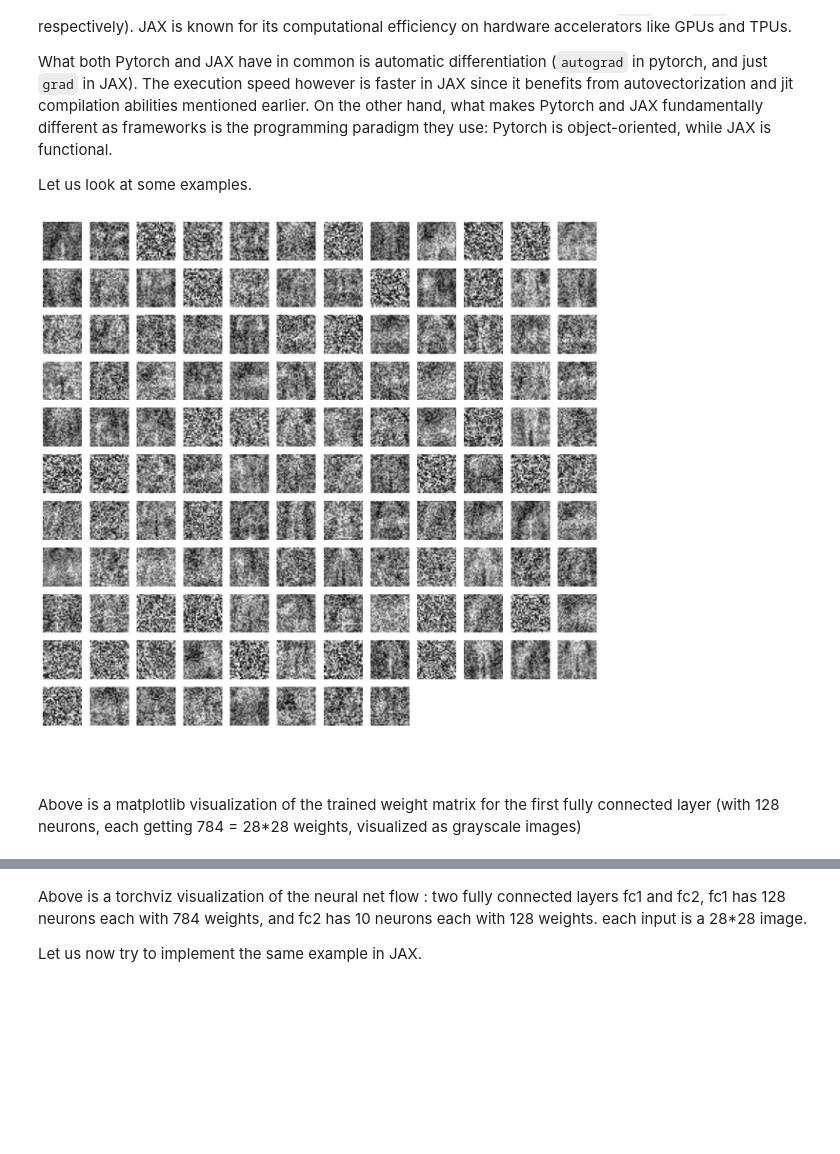
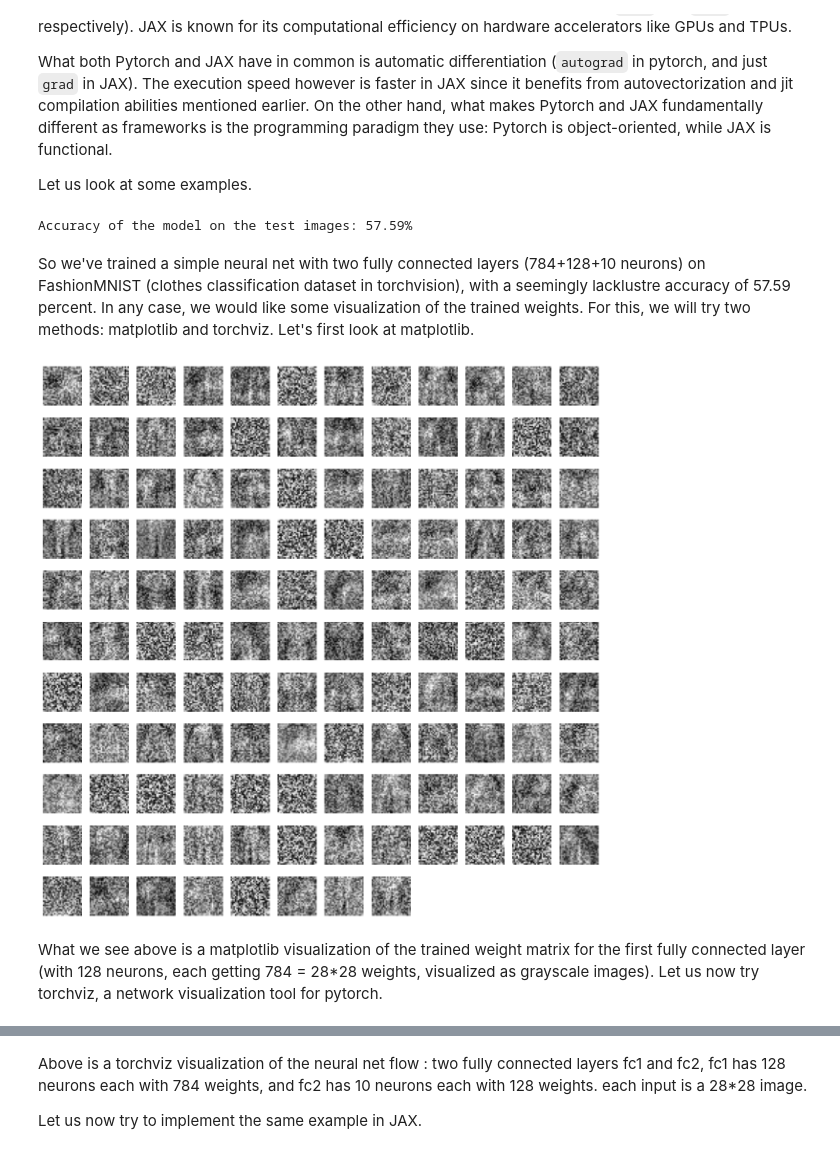
Before and after one commit to sriramgkn/sriramgkn.github.io, a Jupyter notebook: notebooks/notebook-ml.ipynb, the cells around one changed output, grey strips where cells are left out. Drawn from its saved outputs; the diff is of its cells as text; code cells hidden in the pictures; blank space fills up the shorter version.

```diff
--- a/notebooks/notebook-ml.ipynb
+++ b/notebooks/notebook-ml.ipynb
@@ -83,21 +76,45 @@ for epoch in range(2):
+# %%
+# Load test dataset
+test_transform = transforms.Compose([transforms.ToTensor(), transforms.Normalize((0.5,), (0.5,))])
+test_dataset = datasets.FashionMNIST(root='./data', train=False, download=True, transform=test_transform)
+test_loader = DataLoader(test_dataset, batch_size=64, shuffle=False)
+
+# Evaluate the model
+def evaluate_model(model, data_loader):
+    model.eval()  # Set the model to evaluation mode
+    correct = 0
+    total = 0
+    with torch.no_grad():  # No need to track gradients for evaluation
+        for images, labels in data_loader:
+            outputs = model(images)
+            _, predicted = torch.max(outputs.data, 1)
+            total += labels.size(0)
+            correct += (predicted == labels).sum().item()
+    accuracy = 100 * correct / total
+    return accuracy
+
+# Calculate the accuracy on the test dataset
+accuracy = evaluate_model(net, test_loader)
+print(f'Accuracy of the model on the test images: {accuracy}%')
+# %% [output]
+Accuracy of the model on the test images: 57.59%
+# %% [markdown]
+So we've trained a simple neural net with two fully connected layers (784+128+10 neurons) on FashionMNIST (clothes classification dataset in torchvision), with a seemingly lacklustre accuracy of 57.59 percent. In any case, we would like some visualization of the trained weights. For this, we will try two methods: matplotlib and torchviz. Let's first look at matplotlib.
 # %%
-import numpy as np
-import matplotlib.pyplot as plt
-# Assuming 'net' is your trained PyTorch model and 'fc1' is the first fully connected layer
+# Extract weights that connect to first fully connected layer 'fc1' (128x784 matrix)
 weights = net.fc1.weight.data.numpy()
-
-# Number of plots along x and y axes
-num_x = int(np.ceil(np.sqrt(len(weights))))
-num_y = num_x
-
-fig, axes = plt.subplots(num_x, num_y, figsize=(15, 15))
+# Present weights matrix as 128 images of 28x28 resolution
+# num_x = int(np.ceil(np.sqrt(len(weights))))
+# num_y = num_x
+fig, axes = plt.subplots(11, 12, figsize=(15, 15))
 for i, ax in enumerate(axes.flat):
     if i < len(weights):
-        ax.imshow(weights[i].reshape(28, 28), cmap='gray')  # Assuming input images are 28x28
+        ax.imshow(weights[i].reshape(28, 28), cmap='gray')
     ax.axis('off')
+# plt.tight_layout()
 plt.show()
 # %% [output]
-[figure, old version]
+[figure, new version]
 # %% [markdown]
-Above is a matplotlib visualization of the trained weight matrix for the first fully connected layer (with 128 neurons, each getting 784 = 28*28 weights, visualized as grayscale images)
+What we see above is a matplotlib visualization of the trained weight matrix for the first fully connected layer (with 128 neurons, each getting 784 = 28*28 weights, visualized as grayscale images). Let us now try torchviz, a network visualization tool for pytorch.
 # %%
```
Also changed, not shown: parts of 9 cells of this notebook, 5 other files.
